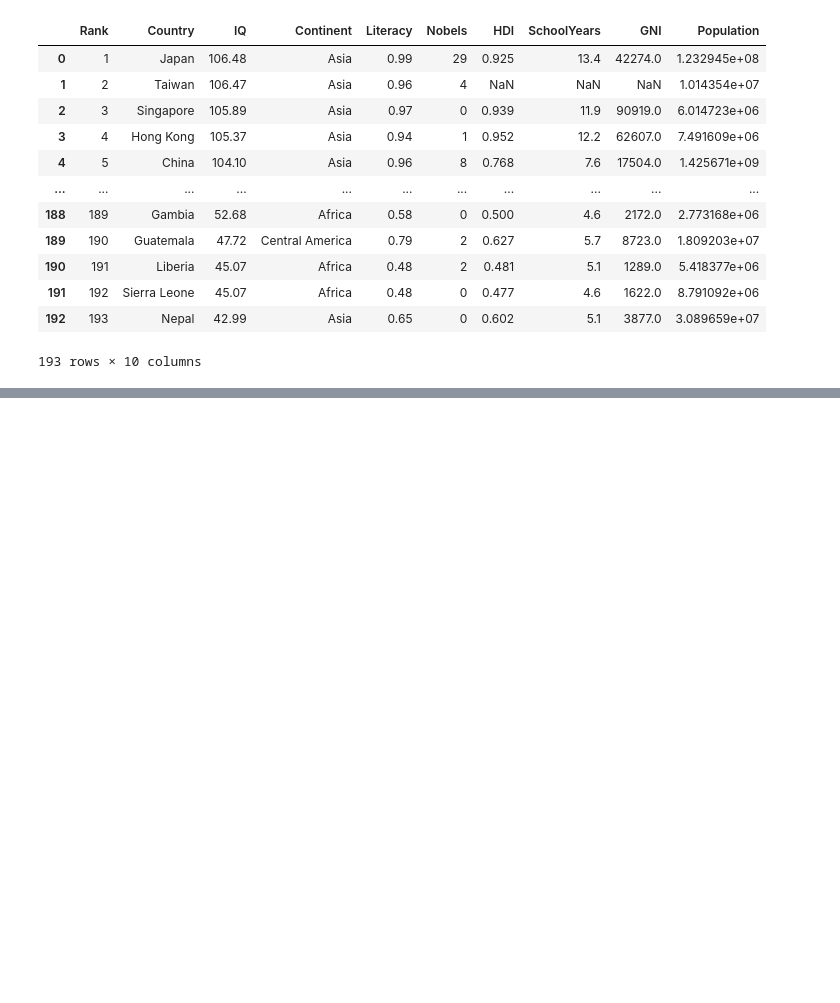
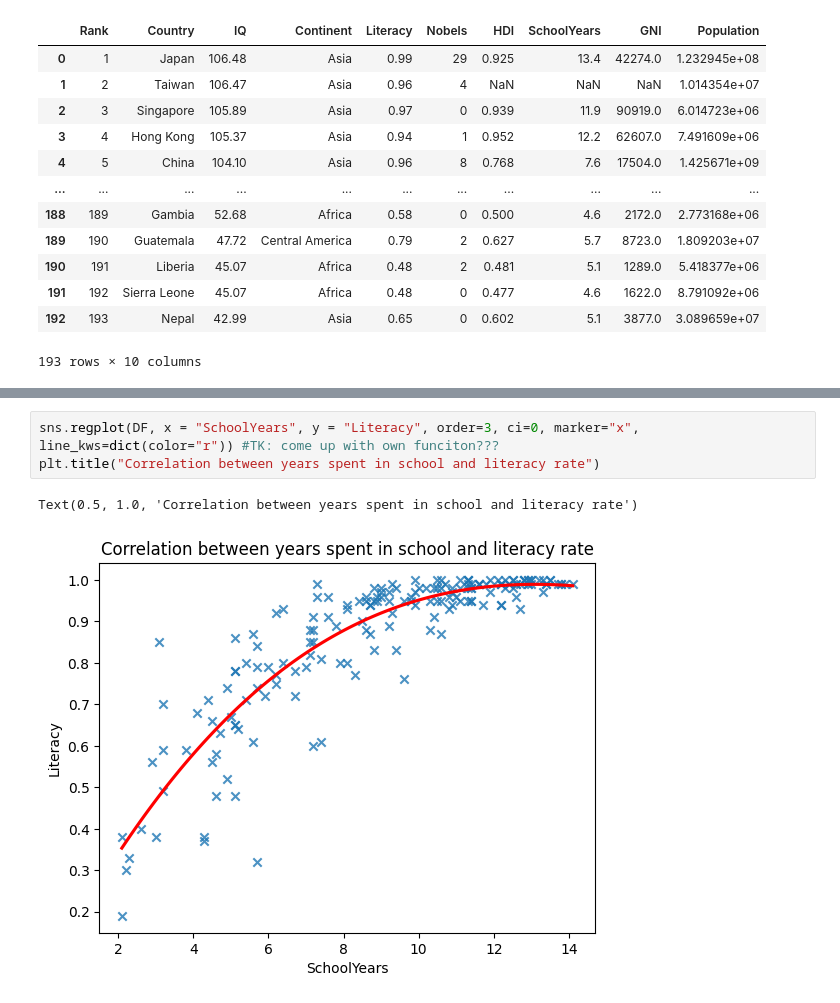
Before and after one commit to Mamin-gamer/ProfessionalSoftwareModule, a Jupyter notebook: Coursework/Notebooks/Main.ipynb, the cells around one changed output, grey strips where cells are left out. Drawn from its saved outputs; the diff is of its cells as text; blank space fills up the shorter version.

```diff
--- a/Coursework/Notebooks/Main.ipynb
+++ b/Coursework/Notebooks/Main.ipynb
@@ -118,0 +197,6 @@ sns.scatterplot(data = DF, y = "GNI", x = "HDI", hue = "Continent") #TK
+# %%
+sns.regplot(DF, x = "SchoolYears", y = "Literacy", order=3, ci=0, marker="x", line_kws=dict(color="r")) #TK: come up with own funciton???
+plt.title("Correlation between years spent in school and literacy rate")
+# %% [output]
+Text(0.5, 1.0, 'Correlation between years spent in school and literacy rate')
+[figure, added]
```
Also changed, not shown: parts of 28 cells of this notebook.
